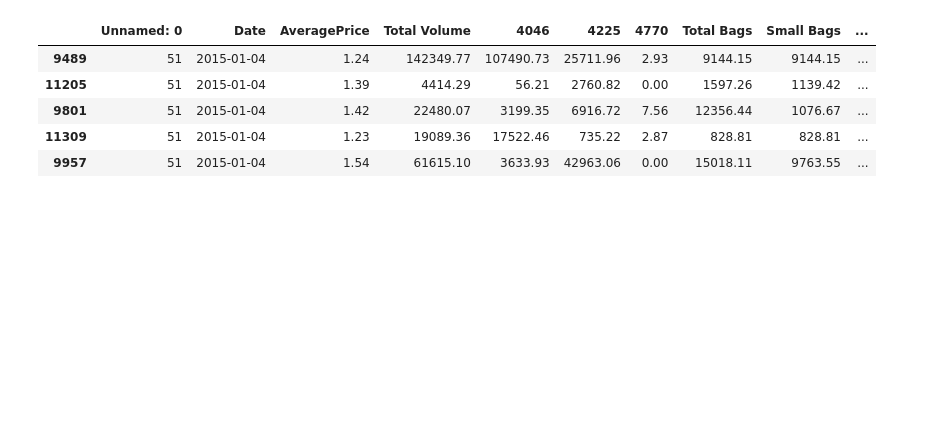
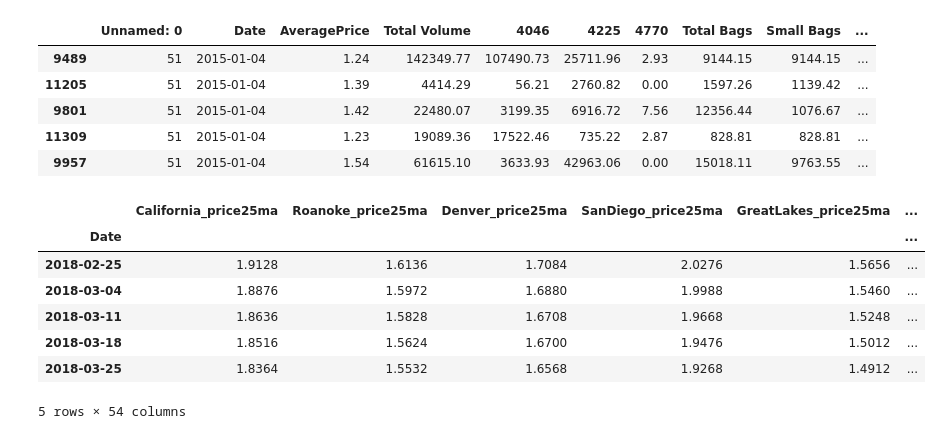
Before and after one commit to isaacsutor/DataScience, a Jupyter notebook: avocado_datascience_2.ipynb, the cells around one changed output. Saved outputs shown, nothing was run; the diff lists cells and outputs as text; code cells hidden in the pictures; blank space fills up the shorter version.

Commit message:
finished graphing by region

```diff
--- a/avocado_datascience_2.ipynb
+++ b/avocado_datascience_2.ipynb
@@ -196,3 +196,27 @@ df.head()
 | 9801 | 51 | 2015-01-04 | 1.42 | 22480.07 | 3199.35 | 6916.72 | 7.56 | 12356.44 | 1076.67 | ... |
 | 11309 | 51 | 2015-01-04 | 1.23 | 19089.36 | 17522.46 | 735.22 | 2.87 | 828.81 | 828.81 | ... |
 | 9957 | 51 | 2015-01-04 | 1.54 | 61615.10 | 3633.93 | 42963.06 | 0.00 | 15018.11 | 9763.55 | ... |
+# %%
+graph_df = pd.DataFrame()
+
+for region in df['region'].unique():
+    region_df = df.copy()[df['region']==region]
+    region_df.set_index('Date', inplace=True)
+    region_df.sort_index(inplace=True)
+    region_df[f"{region}_price25ma"] = region_df["AveragePrice"].rolling(25).mean()
+
+    if graph_df.empty:
+        graph_df = region_df[[f"{region}_price25ma"]]  # note the double square brackets! (so df rather than series)
+    else:
+        graph_df = graph_df.join(region_df[f"{region}_price25ma"])
+
+graph_df.tail()
+# %% [output]
+|  | California_price25ma | Roanoke_price25ma | Denver_price25ma | SanDiego_price25ma | GreatLakes_price25ma | ... |
+| Date |  |  |  |  |  | ... |
+| 2018-02-25 | 1.9128 | 1.6136 | 1.7084 | 2.0276 | 1.5656 | ... |
+| 2018-03-04 | 1.8876 | 1.5972 | 1.6880 | 1.9988 | 1.5460 | ... |
+| 2018-03-11 | 1.8636 | 1.5828 | 1.6708 | 1.9668 | 1.5248 | ... |
+| 2018-03-18 | 1.8516 | 1.5624 | 1.6700 | 1.9476 | 1.5012 | ... |
+| 2018-03-25 | 1.8364 | 1.5532 | 1.6568 | 1.9268 | 1.4912 | ... |
+5 rows × 54 columns
```
